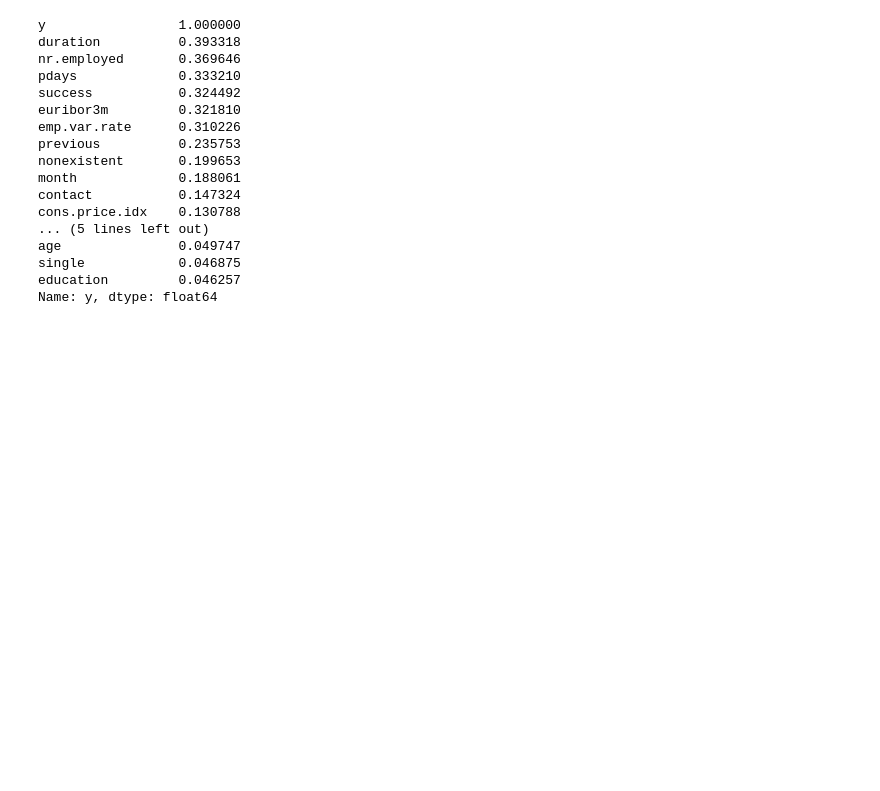
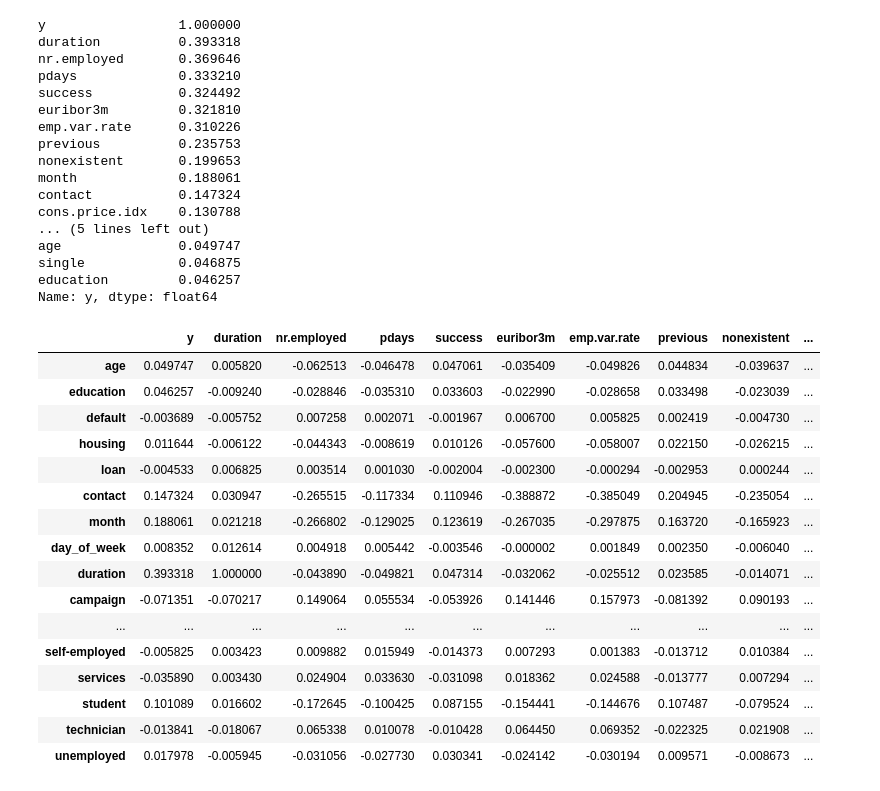
Before and after one commit to ABDULLAHHG/Market-Segmentation-with-Neural-Networks, a Jupyter notebook: Untitled.ipynb, the cells around one changed output. Drawn from its saved outputs; the diff is of its cells as text; code cells hidden in the pictures; blank space fills up the shorter version.

```diff
--- a/Untitled.ipynb
+++ b/Untitled.ipynb
@@ -233,3 +279,23 @@ age               0.049747
 single            0.046875
 education         0.046257
 Name: y, dtype: float64
+# %%
+data.corr()[column_names]
+# %% [output]
+|  | y | duration | nr.employed | pdays | success | euribor3m | emp.var.rate | previous | nonexistent | ... |
+| age | 0.049747 | 0.005820 | -0.062513 | -0.046478 | 0.047061 | -0.035409 | -0.049826 | 0.044834 | -0.039637 | ... |
+| education | 0.046257 | -0.009240 | -0.028846 | -0.035310 | 0.033603 | -0.022990 | -0.028658 | 0.033498 | -0.023039 | ... |
+| default | -0.003689 | -0.005752 | 0.007258 | 0.002071 | -0.001967 | 0.006700 | 0.005825 | 0.002419 | -0.004730 | ... |
+| housing | 0.011644 | -0.006122 | -0.044343 | -0.008619 | 0.010126 | -0.057600 | -0.058007 | 0.022150 | -0.026215 | ... |
+| loan | -0.004533 | 0.006825 | 0.003514 | 0.001030 | -0.002004 | -0.002300 | -0.000294 | -0.002953 | 0.000244 | ... |
+| contact | 0.147324 | 0.030947 | -0.265515 | -0.117334 | 0.110946 | -0.388872 | -0.385049 | 0.204945 | -0.235054 | ... |
+| month | 0.188061 | 0.021218 | -0.266802 | -0.129025 | 0.123619 | -0.267035 | -0.297875 | 0.163720 | -0.165923 | ... |
+| day_of_week | 0.008352 | 0.012614 | 0.004918 | 0.005442 | -0.003546 | -0.000002 | 0.001849 | 0.002350 | -0.006040 | ... |
+| duration | 0.393318 | 1.000000 | -0.043890 | -0.049821 | 0.047314 | -0.032062 | -0.025512 | 0.023585 | -0.014071 | ... |
+| campaign | -0.071351 | -0.070217 | 0.149064 | 0.055534 | -0.053926 | 0.141446 | 0.157973 | -0.081392 | 0.090193 | ... |
+| ... | ... | ... | ... | ... | ... | ... | ... | ... | ... | ... |
+| self-employed | -0.005825 | 0.003423 | 0.009882 | 0.015949 | -0.014373 | 0.007293 | 0.001383 | -0.013712 | 0.010384 | ... |
+| services | -0.035890 | 0.003430 | 0.024904 | 0.033630 | -0.031098 | 0.018362 | 0.024588 | -0.013777 | 0.007294 | ... |
+| student | 0.101089 | 0.016602 | -0.172645 | -0.100425 | 0.087155 | -0.154441 | -0.144676 | 0.107487 | -0.079524 | ... |
+| technician | -0.013841 | -0.018067 | 0.065338 | 0.010078 | -0.010428 | 0.064450 | 0.069352 | -0.022325 | 0.021908 | ... |
+| unemployed | 0.017978 | -0.005945 | -0.031056 | -0.027730 | 0.030341 | -0.024142 | -0.030194 | 0.009571 | -0.008673 | ... |
```
Also changed, not shown: parts of 16 cells of this notebook.
